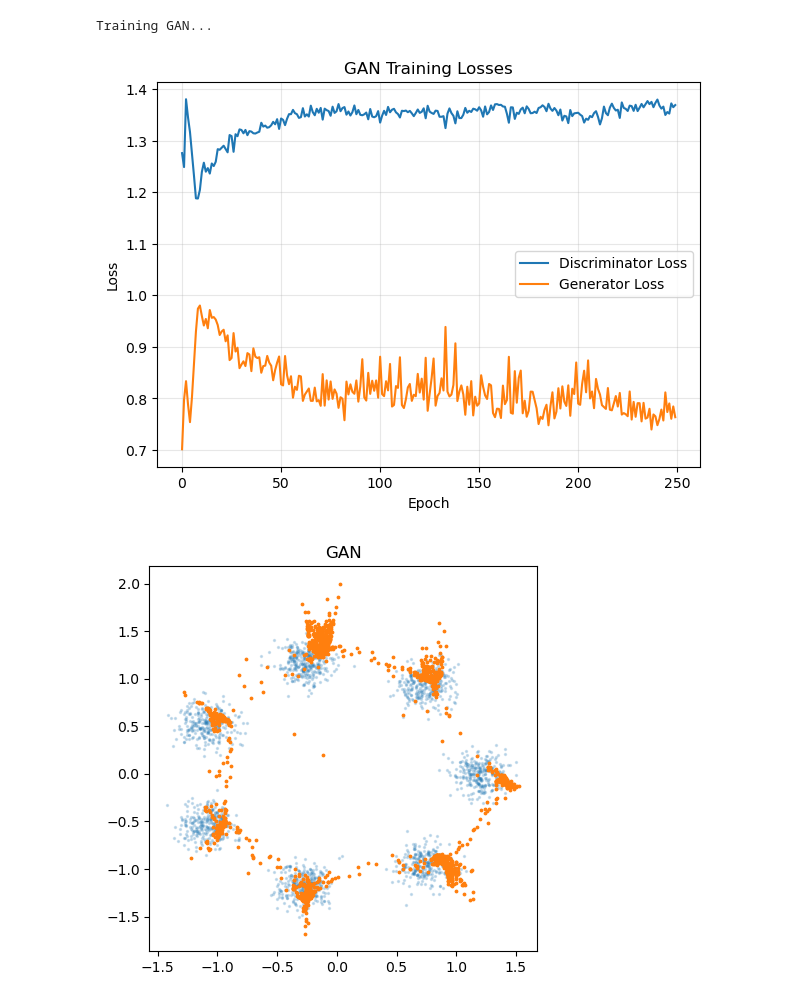
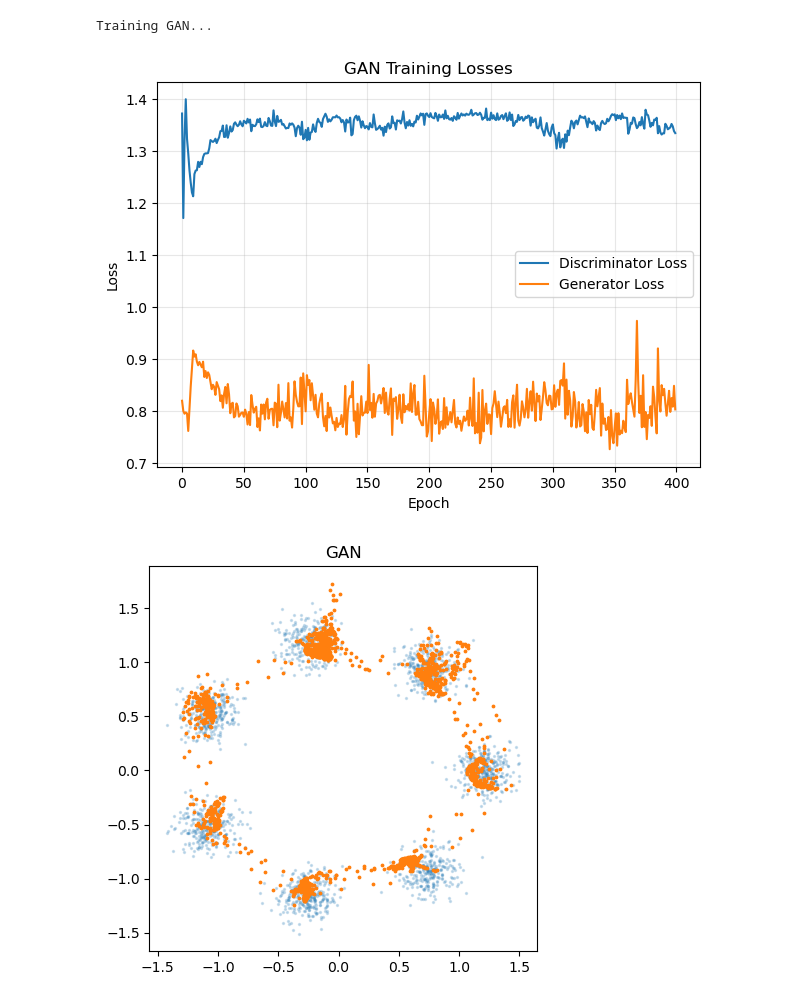
Before and after one commit to arshdeep-usc/ee660-project, a Jupyter notebook: final.ipynb, the cells around one changed output. Cells and saved outputs as stored; diff of their text form; code cells hidden in the pictures.

```diff
--- a/final.ipynb
+++ b/final.ipynb
@@ -90,6 +90,6 @@ Training VAE...
 # %%
-train_gan(gmm_loader, X_gmm, epochs=250, device="cpu")
+train_gan(gmm_loader, X_gmm, epochs=400, device="cpu")
 # %% [output]
 Training GAN...
-[figure, old version]
+[figure, new version]
-[figure, old version]
+[figure, new version]
```
Also changed, not shown: parts of 8 cells of this notebook, 1 other file.
